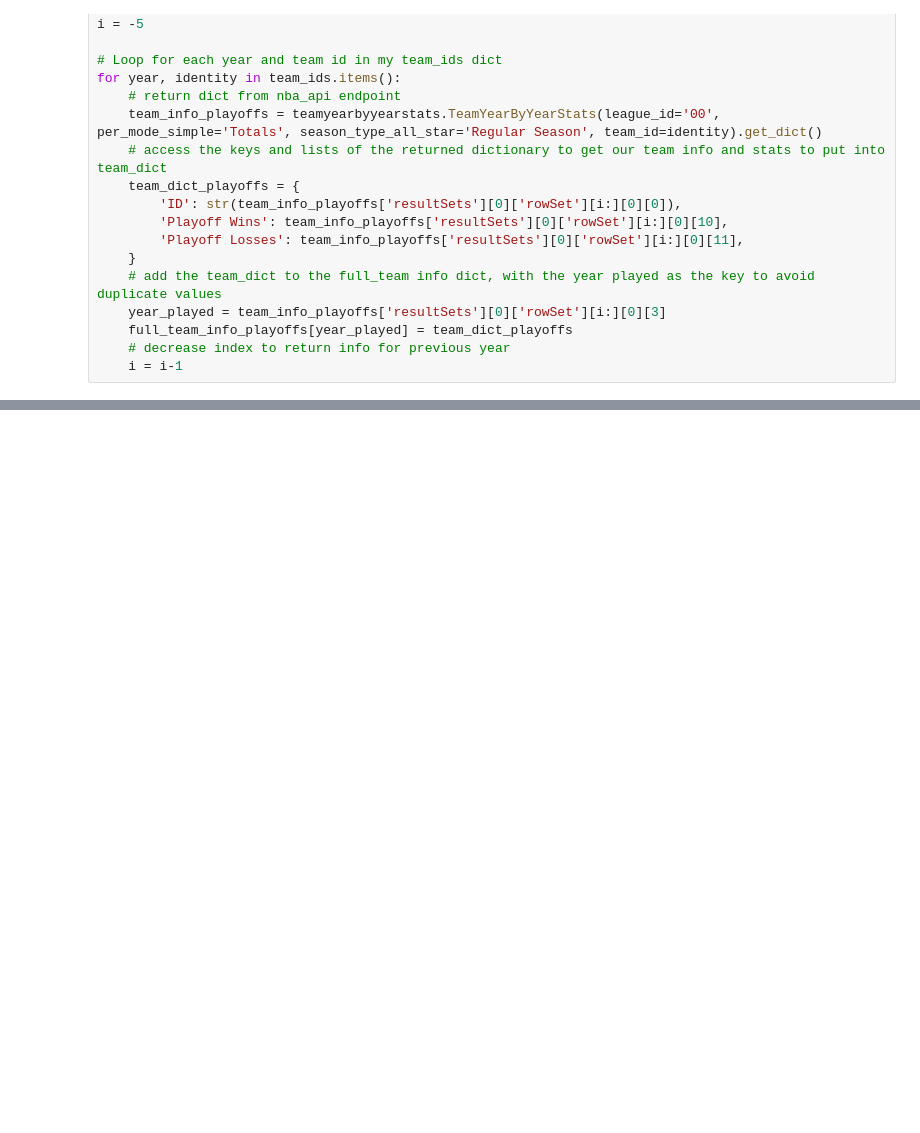
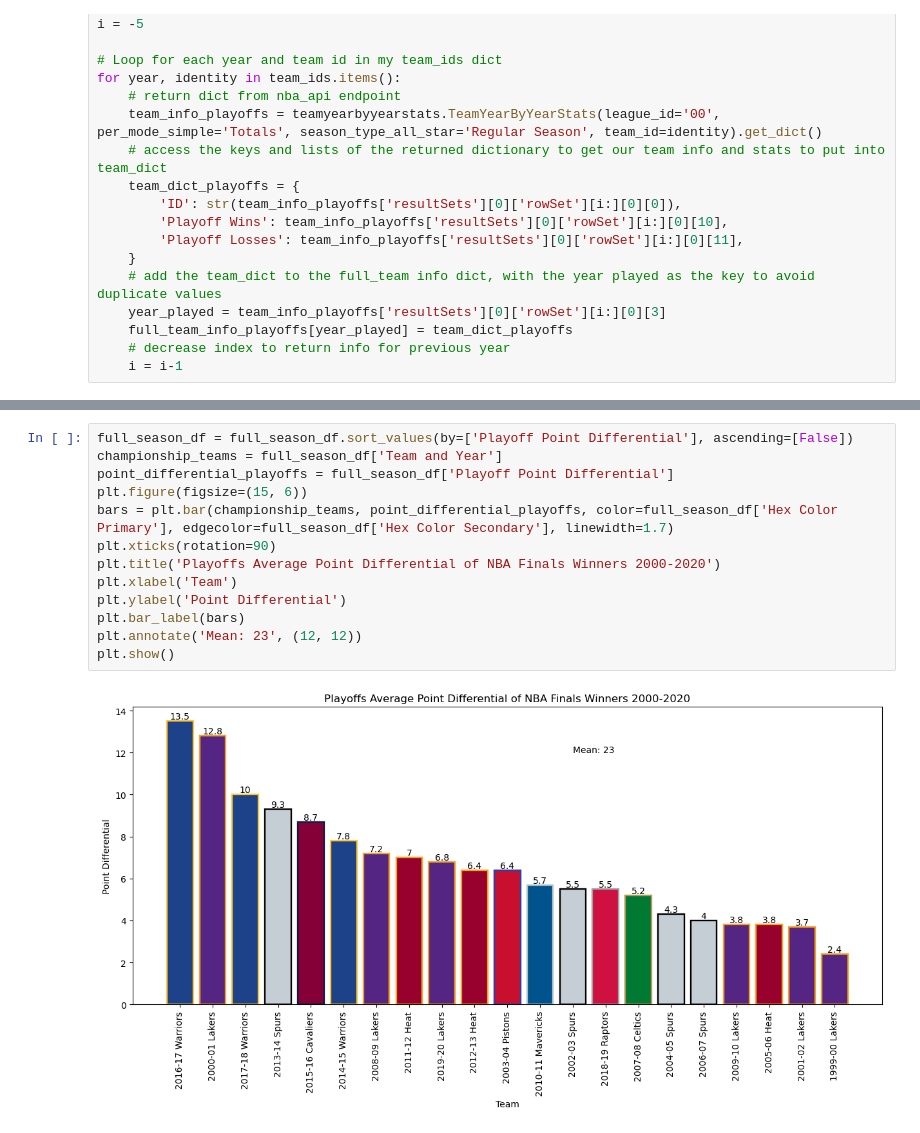
Before and after one commit to kcwaggs/project_1, a Jupyter notebook: keegan/keegan.ipynb, the cells around one changed output, grey strips where cells are left out. Cells and saved outputs as stored; diff of their text form; blank space fills up the shorter version.

```diff
--- a/keegan/keegan.ipynb
+++ b/keegan/keegan.ipynb
@@ -227,0 +251,15 @@ full_team_stats_playoffs_df.to_csv('Resources/playoffs_stats_champs.csv', index=
+# %%
+full_season_df = full_season_df.sort_values(by=['Playoff Point Differential'], ascending=[False])
+championship_teams = full_season_df['Team and Year']
+point_differential_playoffs = full_season_df['Playoff Point Differential']
+plt.figure(figsize=(15, 6))
+bars = plt.bar(championship_teams, point_differential_playoffs, color=full_season_df['Hex Color Primary'], edgecolor=full_season_df['Hex Color Secondary'], linewidth=1.7)
+plt.xticks(rotation=90)
+plt.title('Playoffs Average Point Differential of NBA Finals Winners 2000-2020')
+plt.xlabel('Team')
+plt.ylabel('Point Differential')
+plt.bar_label(bars)
+plt.annotate('Mean: 23', (12, 12))
+plt.show()
+# %% [output]
+[figure, added]
```
Also changed, not shown: parts of 10 cells of this notebook, 3 other files.
